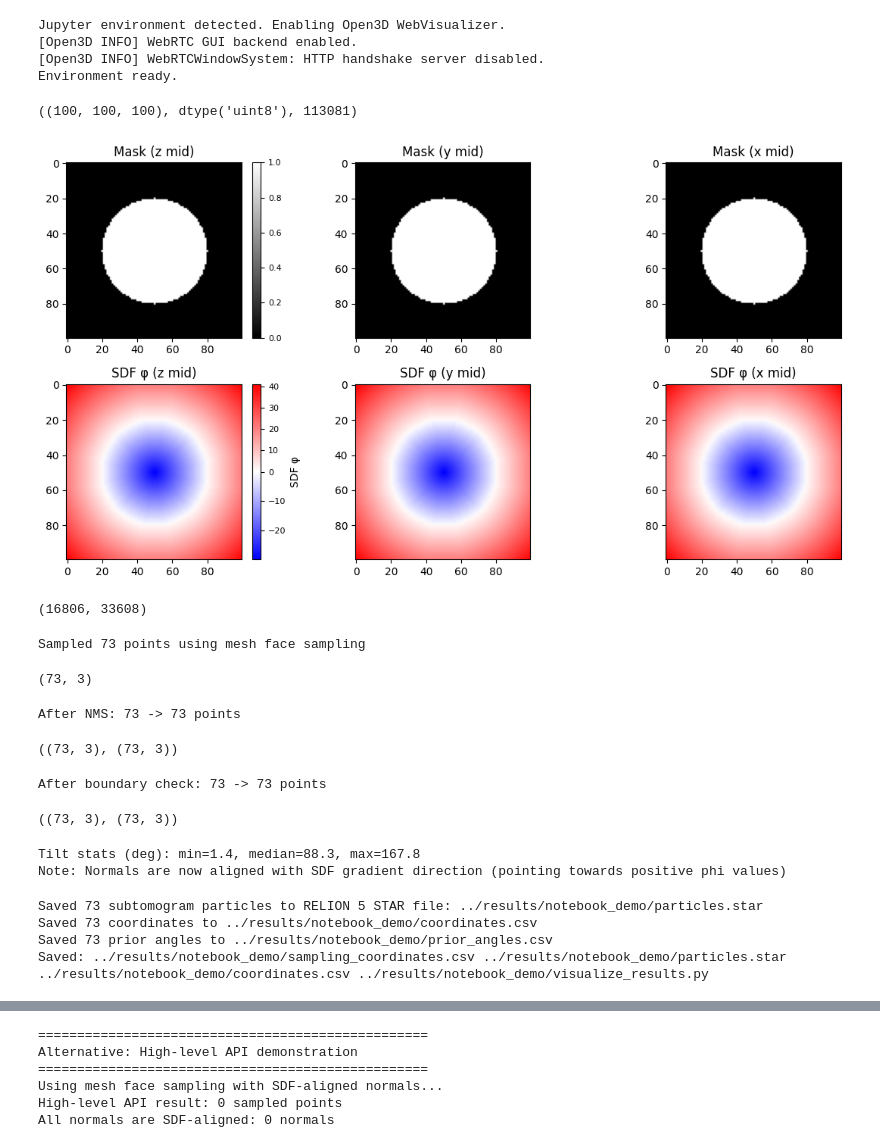
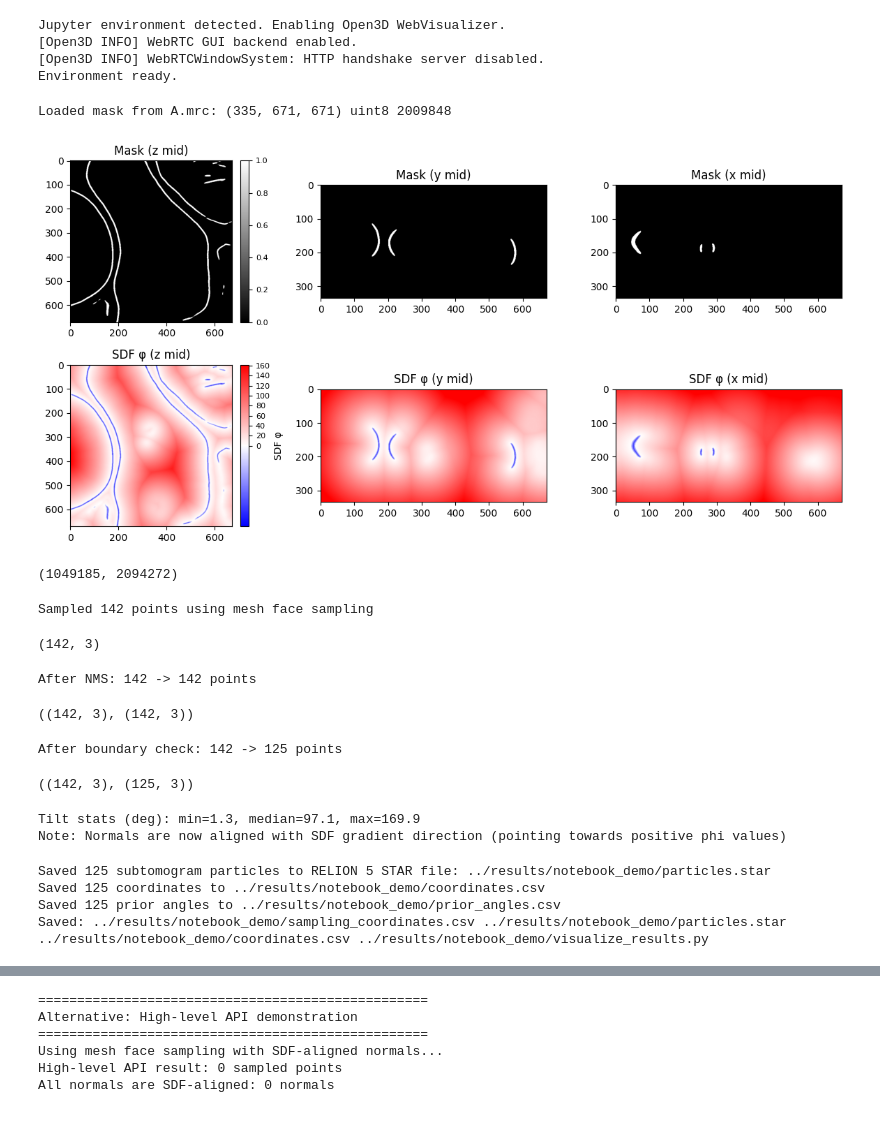
Before and after one commit to GiantFurosemide/TomoPANDA, a Jupyter notebook: notebooks/mesh_geodesic_sampler_walkthrough.ipynb, the cells around one changed output, grey strips where cells are left out. Saved outputs shown, nothing was run; the diff lists cells and outputs as text; code cells hidden in the pictures.

```diff
--- a/notebooks/mesh_geodesic_sampler_walkthrough.ipynb
+++ b/notebooks/mesh_geodesic_sampler_walkthrough.ipynb
@@ -47,14 +47,14 @@ Jupyter environment detected. Enabling Open3D WebVisualizer.
 [Open3D INFO] WebRTCWindowSystem: HTTP handshake server disabled.
 Environment ready.
 # %%
-# 0) Create a synthetic spherical mask
-mask = generate_synthetic_mask(
-    shape=(100, 100, 100),  # (z, y, x)
-    center=(100/2, 100/2, 100/2),
-    radius=30,
-)
-mask.shape, mask.dtype, mask.sum()
-
+## 0) Create a synthetic spherical mask
+#mask = generate_synthetic_mask(
+#    shape=(100, 100, 100),  # (z, y, x)
+#    center=(100/2, 100/2, 100/2),
+#    radius=30,
+#)
+#mask.shape, mask.dtype, mask.sum()
+#
 ## 0) Create a synthetic spherical mask
 #mask = generate_synthetic_mask(
 #    shape=(671, 671, 355),  # (z, y, x)
@@ -63,20 +63,20 @@ mask.shape, mask.dtype, mask.sum()
 #)
 #mask.shape, mask.dtype, mask.sum()
 
-#from tomopanda.utils.mrc_utils import MRCReader
-#
-## 读取 A.mrc 作为 msk
-#my_mrc_file ='/home/muwang/Documents/projects/IR/20230518IR_mCherry/memseg_output_frames1_2_10A/rec_pinkss_MGS002_T2_ts_002_px10_MemBrain_seg_v10_beta.ckpt_segmented.mrc'
-#mask = MRCReader.read_membrane_mask(my_mrc_file)
-#
-#
-#print("Loaded mask from A.mrc:", mask.shape, mask.dtype, mask.sum())
+from tomopanda.utils.mrc_utils import MRCReader
+
+# 读取 A.mrc 作为 msk
+my_mrc_file ='/home/muwang/Documents/projects/IR/20230518IR_mCherry/memseg_output_frames1_2_10A/rec_pinkss_MGS002_T2_ts_002_px10_MemBrain_seg_v10_beta.ckpt_segmented.mrc'
+mask = MRCReader.read_membrane_mask(my_mrc_file)
+
+
+print("Loaded mask from A.mrc:", mask.shape, mask.dtype, mask.sum())
 # %% [output]
-((100, 100, 100), dtype('uint8'), 113081)
+Loaded mask from A.mrc: (335, 671, 671) uint8 2009848
 # %%
 # 1) Signed Distance Field (SDF) and smoothing
 sampler = create_mesh_geodesic_sampler(
-    min_distance=10,
+    min_distance=50,
     smoothing_sigma=1.5,
     taubin_iterations=10,
 )
@@ -100,34 +100,34 @@ for i, (data, title) in enumerate([
         # Add colorbar to the left of the first row
         cbar = fig.colorbar(im, ax=axs[0, i], orientation='vertical', fraction=0.046, pad=0.04)
         cbar.ax.tick_params(labelsize=8)
 
 # Second row: SDF φ slices, custom diverging colormap, colorbar on the left
 from matplotlib.colors import TwoSlopeNorm, ListedColormap
 
 # Custom colormap: under 0 is blue, 0 is white, over 0 is red
 cmap = mpl.colors.LinearSegmentedColormap.from_list(
     'custom_div',
     [(0.0, 'blue'), (0.5, 'white'), (1.0, 'red')]
 )
 norm = TwoSlopeNorm(vcenter=0)
 
 for i, (data, title) in enumerate([
     (phi[z//2], 'SDF φ (z mid)'),
     (phi[:, y//2, :], 'SDF φ (y mid)'),
     (phi[:, :, x//2], 'SDF φ (x mid)'),
 ]):
     im = axs[1, i].imshow(data, cmap=cmap, norm=norm)
     axs[1, i].set_title(title)
     if i == 0:
         # Add colorbar to the left of the second row
         cbar = fig.colorbar(im, ax=axs[1, i], orientation='vertical', fraction=0.046, pad=0.04)
         cbar.ax.tick_params(labelsize=8)
         cbar.set_label('SDF φ', fontsize=10)
 
 plt.tight_layout()
 plt.show()
 # %% [output]
-[figure, old version]
+[figure, new version]
 # %%
 # 2) Mesh extraction from φ=0 and smoothing + normals
 mesh = sampler.extract_mesh_from_sdf(phi)
@@ -135,7 +135,7 @@ verts = np.asarray(mesh.vertices)
 faces = np.asarray(mesh.triangles)
 len(verts), len(faces)
 # %% [output]
-(16806, 33608)
+(1049185, 2094272)
 # %%
 # 3) Mesh Face Sampling with SDF-aligned Normals
 # Note: geodesic_farthest_point_sampling is now deprecated and raises NotImplementedError
@@ -163,8 +163,8 @@ centers, normals = sampler.sample_mesh_faces_with_sdf_normals(
 print(f"Sampled {len(centers)} points using mesh face sampling")
 centers.shape
 # %% [output]
-Sampled 73 points using mesh face sampling
+Sampled 142 points using mesh face sampling
-(73, 3)
+(142, 3)
 # %%
 # 4) Non-Maximum Suppression (NMS)
 # Note: The new mesh face sampling already includes distance constraints,
@@ -175,8 +175,8 @@ centers_nms, normals_nms = sampler.apply_non_maximum_suppression(
 print(f"After NMS: {len(centers)} -> {len(centers_nms)} points")
 centers.shape, centers_nms.shape
 # %% [output]
-After NMS: 73 -> 73 points
+After NMS: 142 -> 142 points
-((73, 3), (73, 3))
+((142, 3), (142, 3))
 # %%
 # 5) Placement feasibility (boundary) check
 centers_ok, normals_ok = sampler.check_placement_feasibility(
@@ -187,8 +187,8 @@ centers_ok, normals_ok = sampler.check_placement_feasibility(
 print(f"After boundary check: {len(centers_nms)} -> {len(centers_ok)} points")
 centers_nms.shape, centers_ok.shape
 # %% [output]
-After boundary check: 73 -> 73 points
+After boundary check: 142 -> 125 points
-((73, 3), (73, 3))
+((142, 3), (125, 3))
 # %%
 # 6) Pose prior illustration (tilt/psi/rot from normal)
 # For demonstration, compute tilt angle between normal and +z axis
@@ -202,7 +202,7 @@ print("Tilt stats (deg): min=%.1f, median=%.1f, max=%.1f" % (
 ))
 print("Note: Normals are now aligned with SDF gradient direction (pointing towards positive phi values)")
 # %% [output]
-Tilt stats (deg): min=1.4, median=88.3, max=167.8
+Tilt stats (deg): min=1.3, median=97.1, max=169.9
 Note: Normals are now aligned with SDF gradient direction (pointing towards positive phi values)
 # %%
 # 7) Outputs: save CSV/STAR/prior angles (and optional viz script)
@@ -218,9 +218,9 @@ coord_csv, star_file, coordinates_file, vis_script = save_sampling_outputs(
 )
 print('Saved:', coord_csv, star_file, coordinates_file, vis_script)
 # %% [output]
-Saved 73 subtomogram particles to RELION 5 STAR file: ../results/notebook_demo/particles.star
-Saved 73 coordinates to ../results/notebook_demo/coordinates.csv
-Saved 73 prior angles to ../results/notebook_demo/prior_angles.csv
+Saved 125 subtomogram particles to RELION 5 STAR file: ../results/notebook_demo/particles.star
+Saved 125 coordinates to ../results/notebook_demo/coordinates.csv
+Saved 125 prior angles to ../results/notebook_demo/prior_angles.csv
 Saved: ../results/notebook_demo/sampling_coordinates.csv ../results/notebook_demo/particles.star ../results/notebook_demo/coordinates.csv ../results/notebook_demo/visualize_results.py
 # %%
 # NEW: Demonstrate RELION 5 subtomogram format and ChimeraX visualization
```
Also changed, not shown: parts of 4 cells of this notebook.
